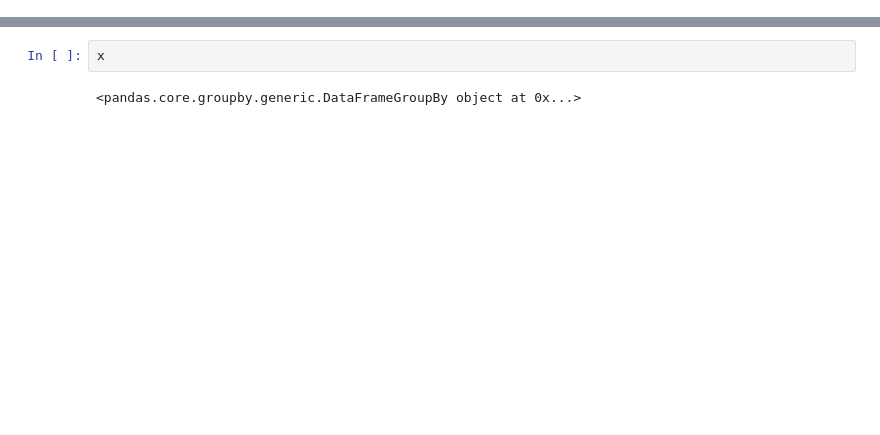
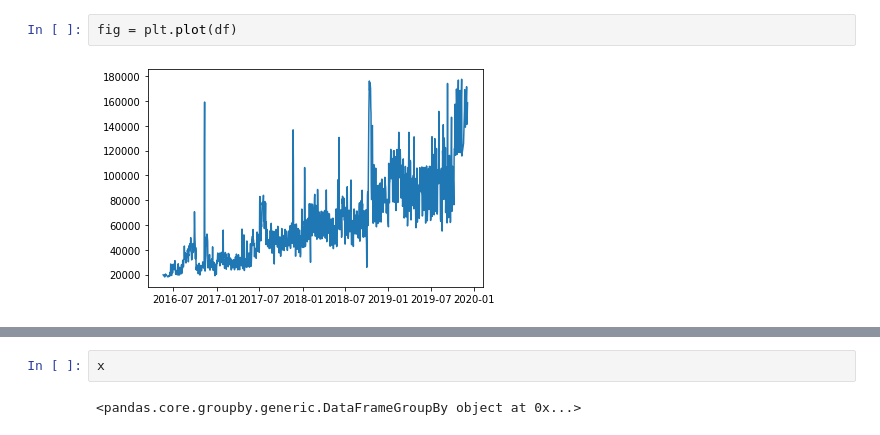
Before and after one commit to RioDeMilo/Data-analysis-with-python-projects, a Jupyter notebook: Page_View_Time_Series_Visualizer.ipynb, the cells around one changed output, grey strips where cells are left out. Saved outputs shown, nothing was run; the diff lists cells and outputs as text; blank space fills up the shorter version.

```diff
--- a/Page_View_Time_Series_Visualizer.ipynb
+++ b/Page_View_Time_Series_Visualizer.ipynb
@@ -32 +37,5 @@ Text(0, 0.5, 'Page Views')
+# %%
+fig = plt.plot(df)
+# %% [output]
+[figure, added]
 # %%
```
Also changed, not shown: parts of 13 cells of this notebook.
